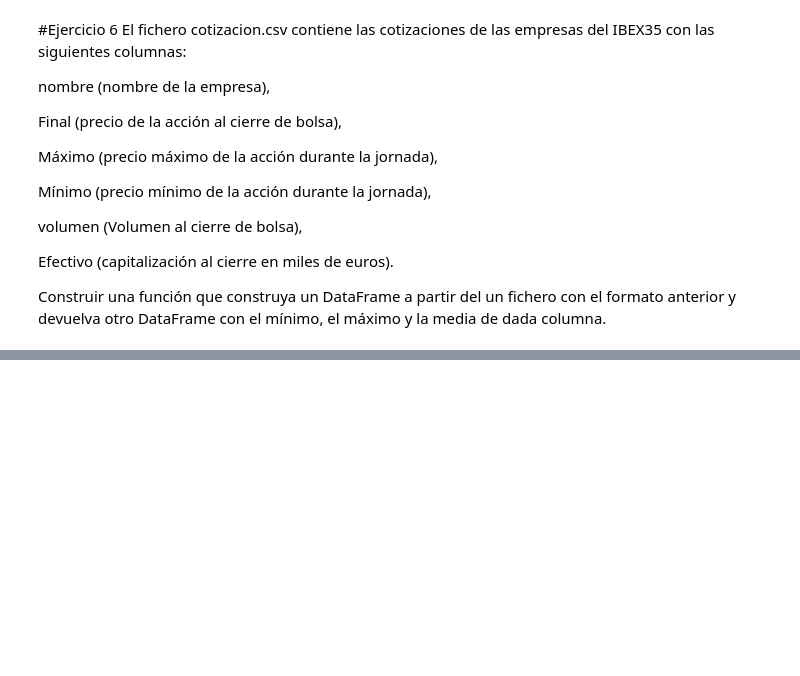
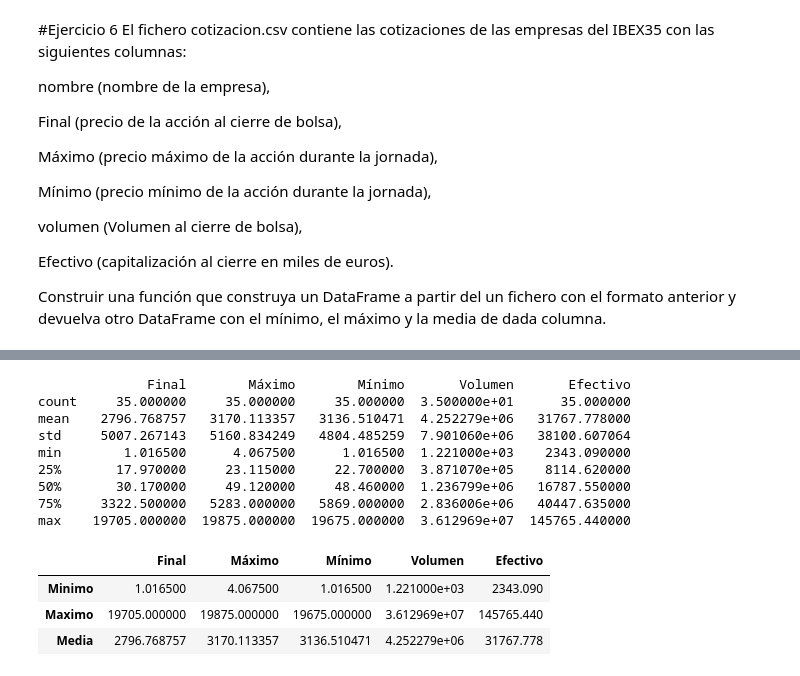
Before and after one commit to RaTon84/Pandas, a Jupyter notebook: Pandas.ipynb, the cells around one changed output, grey strips where cells are left out. Drawn from its saved outputs; the diff is of its cells as text; code cells hidden in the pictures; blank space fills up the shorter version.

```diff
--- a/Pandas.ipynb
+++ b/Pandas.ipynb
@@ -154,22 +154,3 @@ volumen (Volumen al cierre de bolsa),
 Efectivo (capitalización al cierre en miles de euros).
 
 Construir una función que construya un DataFrame a partir del un fichero con el formato anterior y devuelva otro DataFrame con el mínimo, el máximo y la media de dada columna.
-# %%
-import pandas as pd
-
-# Crear un DataFrame con datos de ejemplo
-data = {
-    'nombre': ['Empresa A', 'Empresa B', 'Empresa C', 'Empresa D', 'Empresa E'],
-    'Final': [50.5, 75.2, 100.1, 60.3, 80.0],
-    'Máximo': [52.0, 80.0, 105.0, 65.0, 85.0],
-    'Mínimo': [48.0, 70.0, 95.0, 58.0, 78.0],
-    'volumen': [10000, 15000, 20000, 12000, 18000],
-    'Efectivo': [500000, 1000000, 2000000, 700000, 1440000]
-}
-
-df = pd.DataFrame(data)
-
-# Guardar el DataFrame como un archivo CSV
-df.to_csv('cotizacion.csv', index=False)
-
-print("Archivo cotizacion.csv creado con éxito.")
@@ -178,11 +157,15 @@ Archivo cotizacion.csv creado con éxito.
 # %%
+import pandas as pd
+
 def construirDFdeCSV(csv)-> pd.DataFrame:
-  df = pd.read_csv(csv)
-  df_min = df.min()
-  df_max = df.max()
-  # df_mean = df.mean()
+  df = pd.read_csv(csv, sep=";", decimal=',',thousands='.', index_col=0)
   return df
 
-dataCsv = construirDFdeCSV("cotizacion.csv")
-print(dataCsv)
+def estadisticas(df)-> pd.DataFrame:
+  response = pd.DataFrame([df.min(), df.max(), df.mean()], ["Minimo", "Maximo", "Media"])
+  df.describe()
+  return response
+
+df_csv = construirDFdeCSV("cotizacion.csv")
+print(df_csv)
 # %% [output]
@@ -194,0 +189,18 @@ print(dataCsv)
+# %%
+print(df_csv.describe())
+estadisticas(df_csv)
+# df_csv.info()
+# %% [output]
+              Final        Máximo        Mínimo       Volumen       Efectivo
+count     35.000000     35.000000     35.000000  3.500000e+01      35.000000
+mean    2796.768757   3170.113357   3136.510471  4.252279e+06   31767.778000
+std     5007.267143   5160.834249   4804.485259  7.901060e+06   38100.607064
+min        1.016500      4.067500      1.016500  1.221000e+03    2343.090000
+25%       17.970000     23.115000     22.700000  3.871070e+05    8114.620000
+50%       30.170000     49.120000     48.460000  1.236799e+06   16787.550000
+75%     3322.500000   5283.000000   5869.000000  2.836006e+06   40447.635000
+max    19705.000000  19875.000000  19675.000000  3.612969e+07  145765.440000
+|  | Final | Máximo | Mínimo | Volumen | Efectivo |
+| Minimo | 1.016500 | 4.067500 | 1.016500 | 1.221000e+03 | 2343.090 |
+| Maximo | 19705.000000 | 19875.000000 | 19675.000000 | 3.612969e+07 | 145765.440 |
+| Media | 2796.768757 | 3170.113357 | 3136.510471 | 4.252279e+06 | 31767.778 |
```
Also changed, not shown: parts of 3 cells of this notebook.
